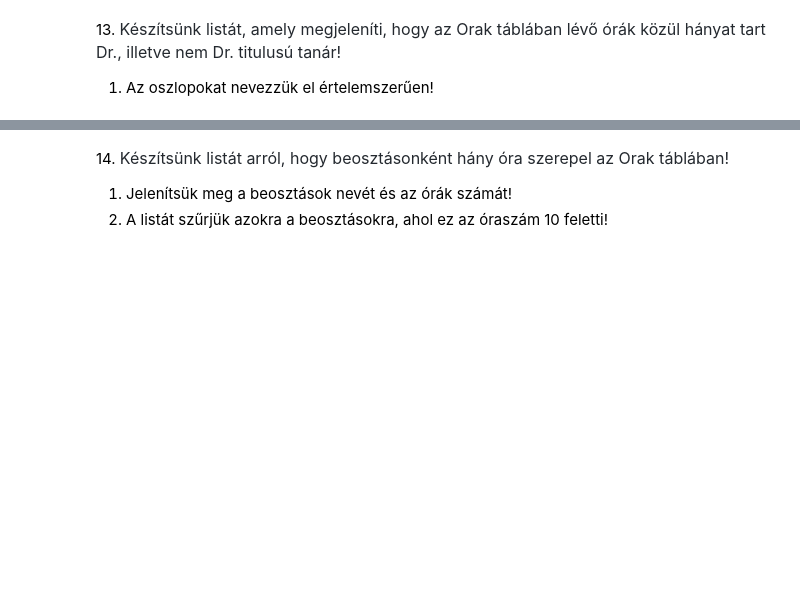
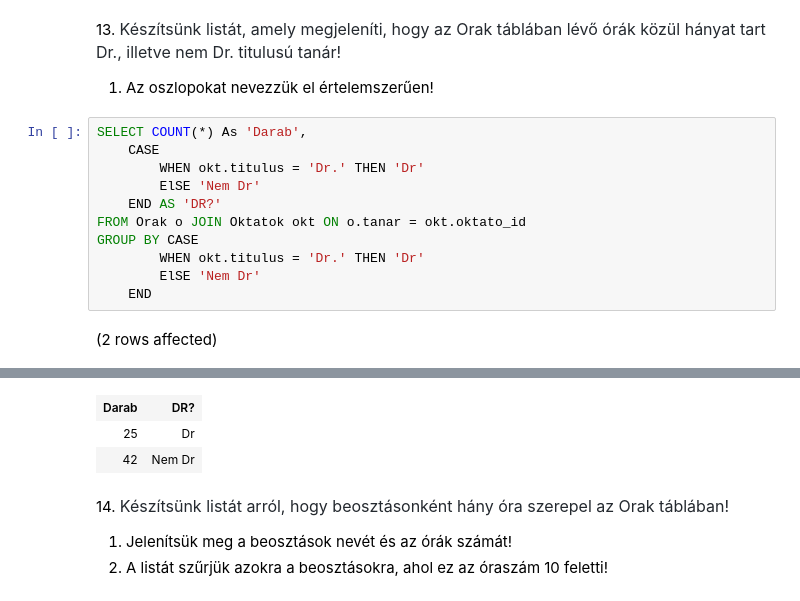
Before and after one commit to Dobo-Lilla/adatbazisok, a Jupyter notebook: gyakorlat02_feladatok .ipynb, the cells around one changed output, grey strips where cells are left out. Drawn from its saved outputs; the diff is of its cells as text; blank space fills up the shorter version.

```diff
--- a/gyakorlat02_feladatok .ipynb
+++ b/gyakorlat02_feladatok .ipynb
@@ -300,3 +300,16 @@ Total execution time: 00:00:00.059
 13. <span style="color: rgb(36, 41, 47); font-family: -apple-system, BlinkMacSystemFont, &quot;Segoe UI&quot;, Helvetica, Arial, sans-serif, &quot;Apple Color Emoji&quot;, &quot;Segoe UI Emoji&quot;; font-size: 16px;">Készítsünk listát, amely megjeleníti, hogy az Orak táblában lévő órák közül hányat tart Dr., illetve nem Dr. titulusú tanár!</span>
 
 1. Az oszlopokat nevezzük el értelemszerűen!
+# %%
+SELECT COUNT(*) As 'Darab',
+    CASE
+        WHEN okt.titulus = 'Dr.' THEN 'Dr'
+        ElSE 'Nem Dr'
+    END AS 'DR?'
+FROM Orak o JOIN Oktatok okt ON o.tanar = okt.oktato_id
+GROUP BY CASE
+        WHEN okt.titulus = 'Dr.' THEN 'Dr'
+        ElSE 'Nem Dr'
+    END
+# %% [output]
+(2 rows affected)
@@ -303,3 +317,6 @@ Total execution time: 00:00:00.059
+| Darab | DR? |
+| 25 | Dr |
+| 42 | Nem Dr |
 # %% [markdown]
 14. <span style="color: rgb(36, 41, 47); font-family: -apple-system, BlinkMacSystemFont, &quot;Segoe UI&quot;, Helvetica, Arial, sans-serif, &quot;Apple Color Emoji&quot;, &quot;Segoe UI Emoji&quot;; font-size: 16px;">Készítsünk listát arról, hogy beosztásonként hány óra szerepel az Orak táblában!</span>
 
```
Also changed, not shown: parts of 1 cell of this notebook.
